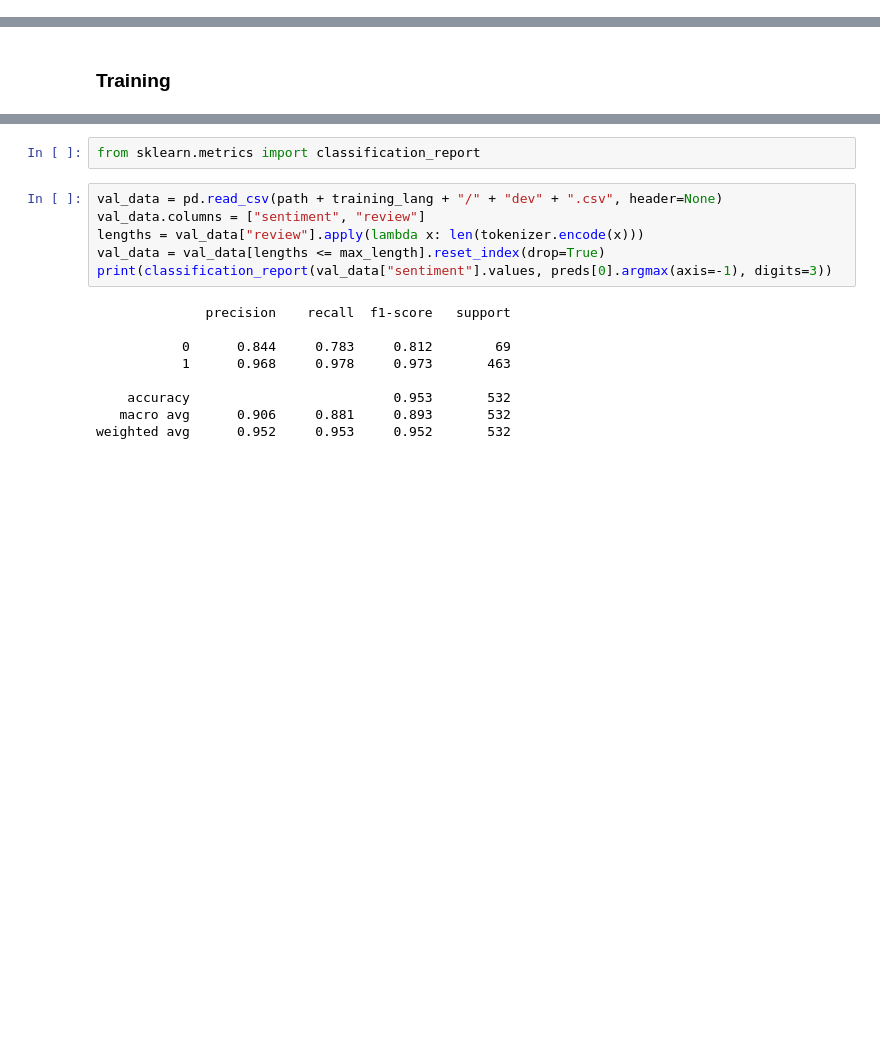
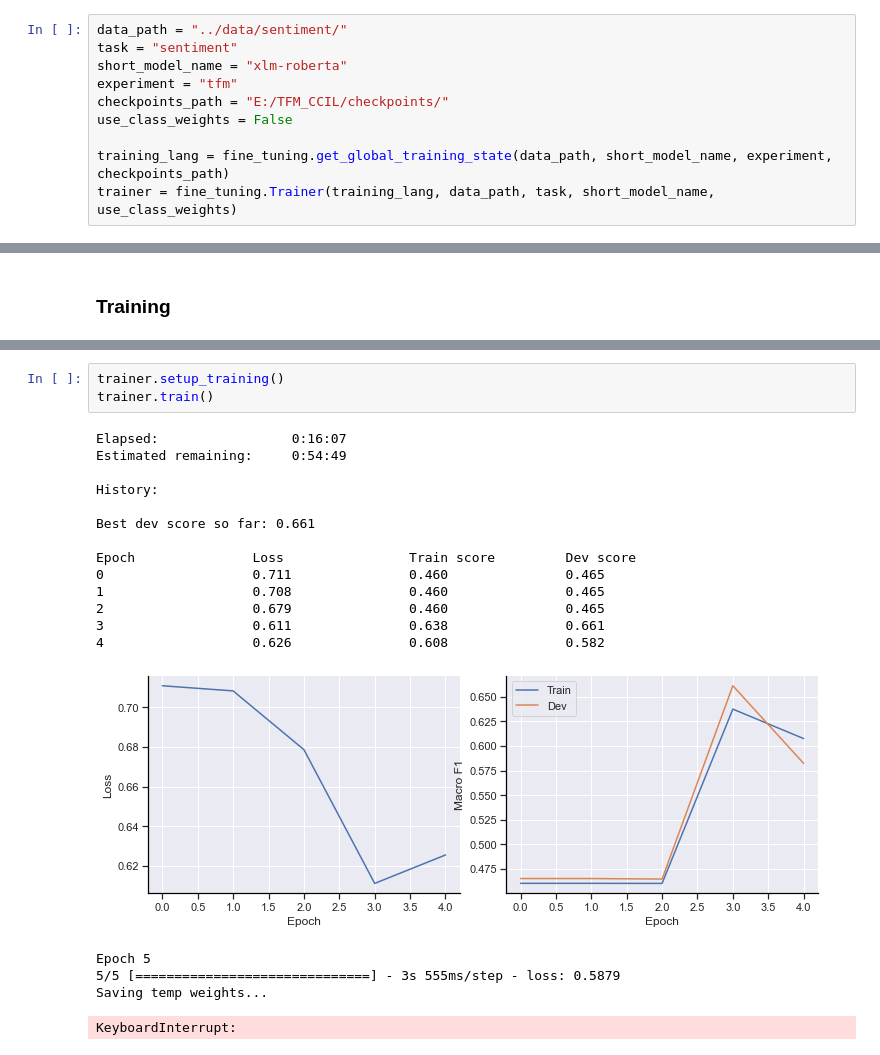
Before and after one commit to jerbarnes/typology_of_crosslingual, a Jupyter notebook: fine-tuning/Fine-tuning_TF_sentiment.ipynb, the cells around one changed output, grey strips where cells are left out. Cells and saved outputs as stored; diff of their text form; blank space fills up the shorter version.

Commit message:
Re-organized and improved fine-tuning with a Trainer class

```diff
--- a/fine-tuning/Fine-tuning_TF_sentiment.ipynb
+++ b/fine-tuning/Fine-tuning_TF_sentiment.ipynb
@@ -41,0 +7,10 @@ Not yet trained:     Korean  Arabic
+# %%
+data_path = "../data/sentiment/"
+task = "sentiment"
+short_model_name = "xlm-roberta"
+experiment = "tfm"
+checkpoints_path = "E:/TFM_CCIL/checkpoints/"
+use_class_weights = False
+
+training_lang = fine_tuning.get_global_training_state(data_path, short_model_name, experiment, checkpoints_path)
+trainer = fine_tuning.Trainer(training_lang, data_path, task, short_model_name, use_class_weights)
@@ -161,17 +63,22 @@ preds = model.predict(dev_dataset, steps=dev_batches, verbose=1)
-# %%
-from sklearn.metrics import classification_report
-# %%
-val_data = pd.read_csv(path + training_lang + "/" + "dev" + ".csv", header=None)
-val_data.columns = ["sentiment", "review"]
-lengths = val_data["review"].apply(lambda x: len(tokenizer.encode(x)))
-val_data = val_data[lengths <= max_length].reset_index(drop=True)
-print(classification_report(val_data["sentiment"].values, preds[0].argmax(axis=-1), digits=3))
-# %% [output]
-              precision    recall  f1-score   support
-
-           0      0.844     0.783     0.812        69
-           1      0.968     0.978     0.973       463
-
-    accuracy                          0.953       532
-   macro avg      0.906     0.881     0.893       532
-weighted avg      0.952     0.953     0.952       532
+# %%
+trainer.setup_training()
+trainer.train()
+# %% [output]
+Elapsed:                 0:16:07
+Estimated remaining:     0:54:49
+
+History:
+
+Best dev score so far: 0.661
+
+Epoch               Loss                Train score         Dev score
+0                   0.711               0.460               0.465
+1                   0.708               0.460               0.465
+2                   0.679               0.460               0.465
+3                   0.611               0.638               0.661
+4                   0.626               0.608               0.582
+[figure, added]
+Epoch 5
+5/5 [==============================] - 3s 555ms/step - loss: 0.5879
+Saving temp weights...
+KeyboardInterrupt:
```
Also changed, not shown: parts of 15 cells of this notebook, 4 other files.
